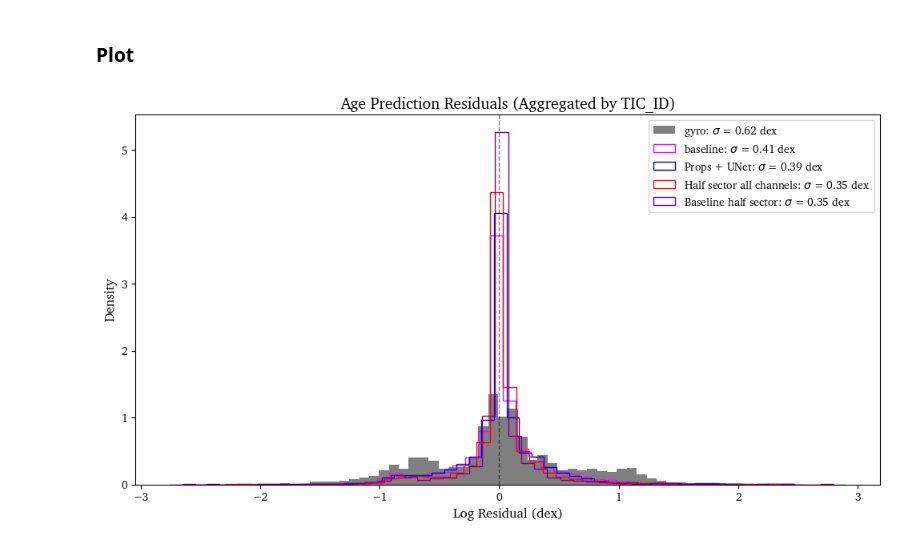
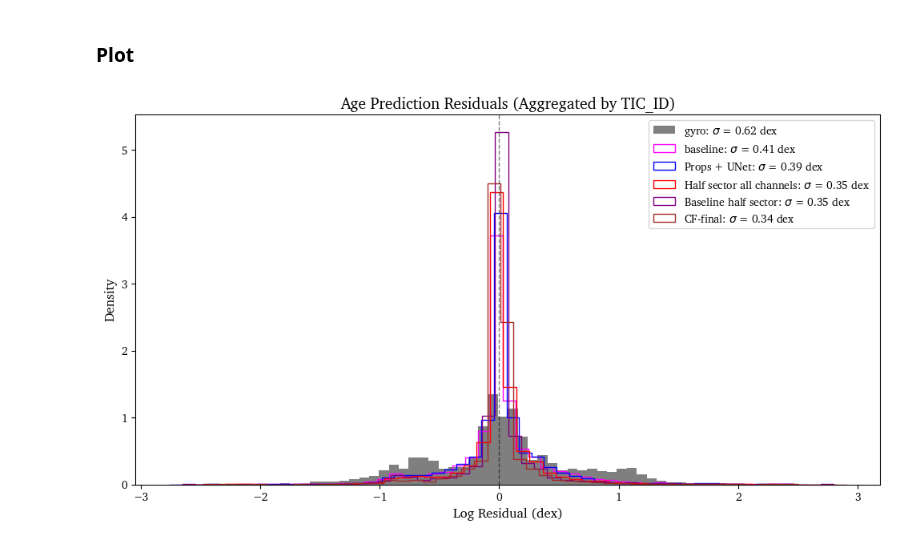
Before and after one commit to pvl19/lc-gen, a Jupyter notebook: notebooks/age_inference_analysis.ipynb, the cells around one changed output. Cells and saved outputs as stored; diff of their text form; code cells hidden in the pictures.

```diff
--- a/notebooks/age_inference_analysis.ipynb
+++ b/notebooks/age_inference_analysis.ipynb
@@ -22,6 +22,7 @@ stellar_props = pd.read_csv(age_test_folder + 'stellar_props-multiscale/kfold_pr
 props_unet = pd.read_csv(age_test_folder + 'props_unet-multiscale/kfold_predictions.csv')
 long_curve = pd.read_csv(age_test_folder + 'long_curve-multiscale/kfold_predictions.csv')
 baseline_long = pd.read_csv(age_test_folder + 'baseline-long-multiscale/kfold_predictions.csv')
+cf_final = pd.read_csv(age_test_folder + 'cf-final-multiscale/kfold_predictions.csv')
 
 scatter_gyro = np.nanstd(gyro['log_residual'])
 scatter_baseline = np.nanstd(baseline['log_residual'])
@@ -31,32 +32,35 @@ scatter_stellar_props = np.nanstd(stellar_props['log_residual'])
 scatter_props_unet = np.nanstd(props_unet['log_residual'])
 scatter_long_curve = np.nanstd(long_curve['log_residual'])
 scatter_baseline_long = np.nanstd(baseline_long['log_residual'])
+scatter_cf_final = np.nanstd(cf_final['log_residual'])
 # %% [markdown]
 ### Plot
 # %%
 plt.figure(figsize=(12, 6))
 
 plt.hist(gyro['log_residual'], bins=50, alpha=0.5, label=r'gyro: $\sigma$ = {:.2f} dex'.format(scatter_gyro), color='black',density=True)
 plt.hist(baseline['log_residual'], bins=50, label=r'baseline: $\sigma$ = {:.2f} dex'.format(scatter_baseline), color='magenta',density=True,
          histtype='step',edgecolor='magenta',linewidth=1, alpha=1)
 # plt.hist(unet['log_residual'], bins=50, label=r'UNet: $\sigma$ = {:.2f} dex'.format(scatter_unet), color='cyan',density=True,
 #          histtype='step',edgecolor='cyan',linewidth=1, alpha=1)
 # plt.hist(lw_conv['log_residual'], bins=50, label=r'Lightweight Conv: $\sigma$ = {:.2f} dex'.format(scatter_lw_conv), color='orange',density=True,
 #          histtype='step',edgecolor='orange',linewidth=1, alpha=1)
 # plt.hist(stellar_props['log_residual'], bins=50, label=r'Stellar Props: $\sigma$ = {:.2f} dex'.format(scatter_stellar_props), color='green',density=True,
 #          histtype='step',edgecolor='green',linewidth=1, alpha=1)
 plt.hist(props_unet['log_residual'], bins=50, label=r'Props + UNet: $\sigma$ = {:.2f} dex'.format(scatter_props_unet), color='blue',density=True,
          histtype='step',edgecolor='blue',linewidth=1, alpha=1)
 plt.hist(long_curve['log_residual'], bins=50, label=r'Half sector all channels: $\sigma$ = {:.2f} dex'.format(scatter_long_curve), color='red',density=True,
          histtype='step',edgecolor='red',linewidth=1, alpha=1)
 plt.hist(baseline_long['log_residual'], bins=50, label=r'Baseline half sector: $\sigma$ = {:.2f} dex'.format(scatter_baseline_long), color='purple',density=True,
          histtype='step',edgecolor='purple',linewidth=1, alpha=1)
+plt.hist(cf_final['log_residual'], bins=50, label=r'CF-final: $\sigma$ = {:.2f} dex'.format(scatter_cf_final), color='brown',density=True,
+         histtype='step',edgecolor='brown',linewidth=1, alpha=1)
 
 plt.xlabel('Log Residual (dex)', fontsize=12)
 plt.ylabel('Density', fontsize=12)
 plt.title('Age Prediction Residuals (Aggregated by TIC_ID)', fontsize=14)
 plt.axvline(0, color='k', linestyle='--', linewidth=1, alpha=0.5)
 plt.legend()
 plt.show()
 # %% [output]
-[figure, old version]
+[figure, new version]
```
Also changed, not shown: 22 other files.
